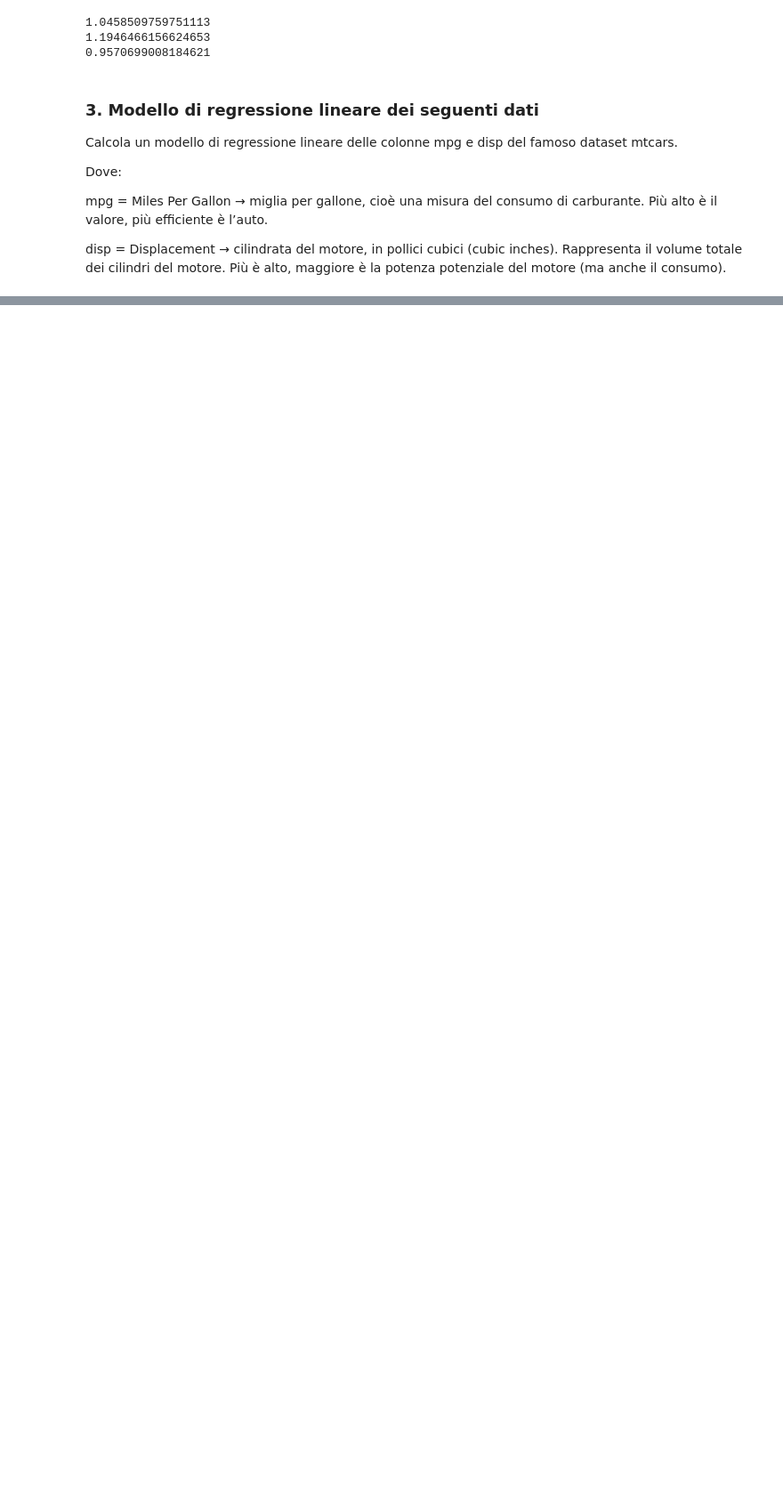
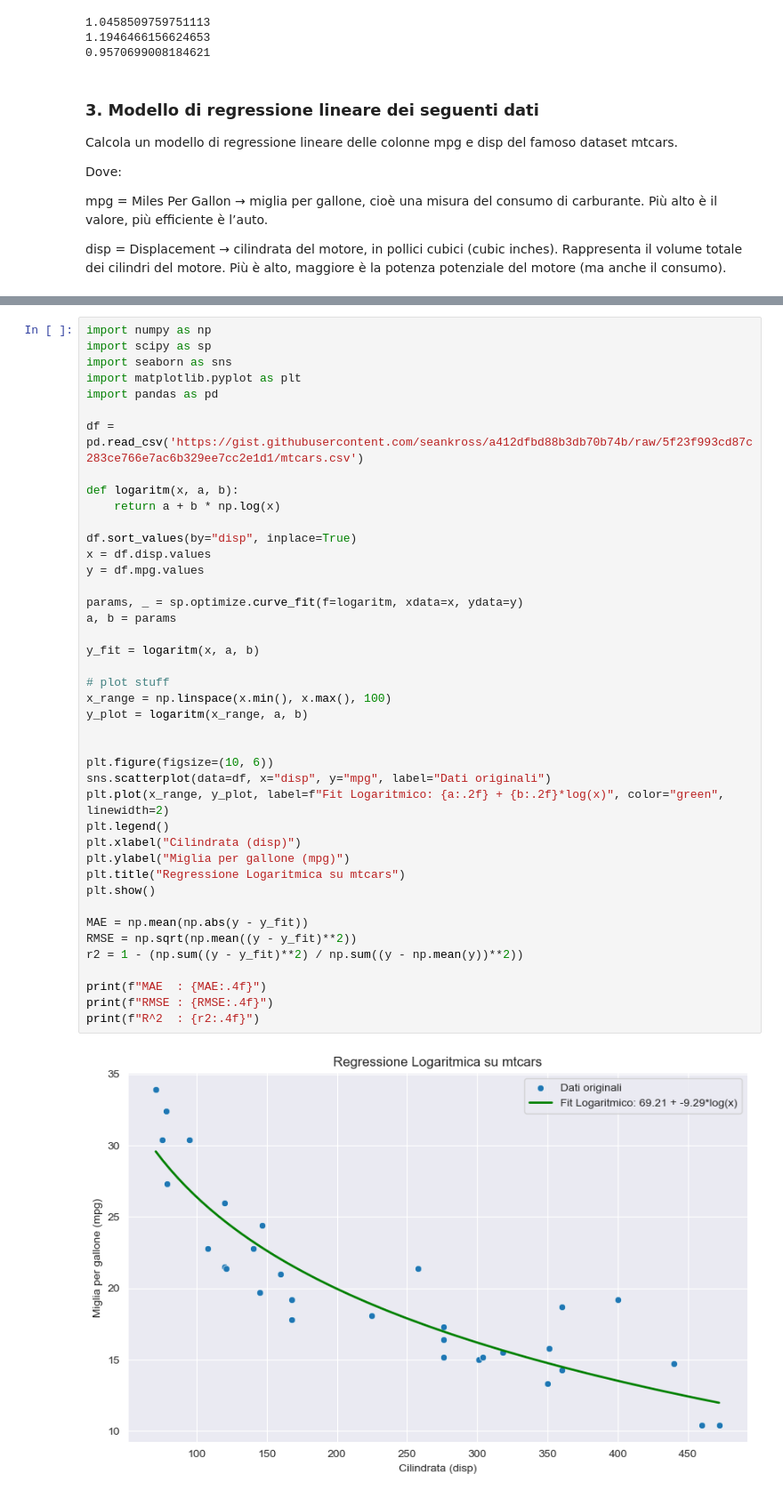
Before and after one commit to nickol00/prog2, a Jupyter notebook: 7.4_esercizi_lez7.ipynb, the cells around one changed output, grey strips where cells are left out. Shown at 89% size. Cells and saved outputs as stored; diff of their text form; blank space fills up the shorter version.

```diff
--- a/7.4_esercizi_lez7.ipynb
+++ b/7.4_esercizi_lez7.ipynb
@@ -175,0 +147,44 @@ df
+# %%
+import numpy as np
+import scipy as sp
+import seaborn as sns
+import matplotlib.pyplot as plt
+import pandas as pd
+
+df = pd.read_csv('https://gist.githubusercontent.com/seankross/a412dfbd88b3db70b74b/raw/5f23f993cd87c283ce766e7ac6b329ee7cc2e1d1/mtcars.csv')
+
+def logaritm(x, a, b):
+    return a + b * np.log(x)
+
+df.sort_values(by="disp", inplace=True)
+x = df.disp.values
+y = df.mpg.values
+
+params, _ = sp.optimize.curve_fit(f=logaritm, xdata=x, ydata=y)
+a, b = params
+
+y_fit = logaritm(x, a, b)
+
+# plot stuff
+x_range = np.linspace(x.min(), x.max(), 100)
+y_plot = logaritm(x_range, a, b)
+
+
+plt.figure(figsize=(10, 6))
+sns.scatterplot(data=df, x="disp", y="mpg", label="Dati originali")
+plt.plot(x_range, y_plot, label=f"Fit Logaritmico: {a:.2f} + {b:.2f}*log(x)", color="green", linewidth=2)
+plt.legend()
+plt.xlabel("Cilindrata (disp)")
+plt.ylabel("Miglia per gallone (mpg)")
+plt.title("Regressione Logaritmica su mtcars")
+plt.show()
+
+MAE = np.mean(np.abs(y - y_fit))
+RMSE = np.sqrt(np.mean((y - y_fit)**2))
+r2 = 1 - (np.sum((y - y_fit)**2) / np.sum((y - np.mean(y))**2))
+
+print(f"MAE  : {MAE:.4f}")
+print(f"RMSE : {RMSE:.4f}")
+print(f"R^2  : {r2:.4f}")
+# %% [output]
+[figure, added]
```
Also changed, not shown: parts of 3 cells of this notebook.
